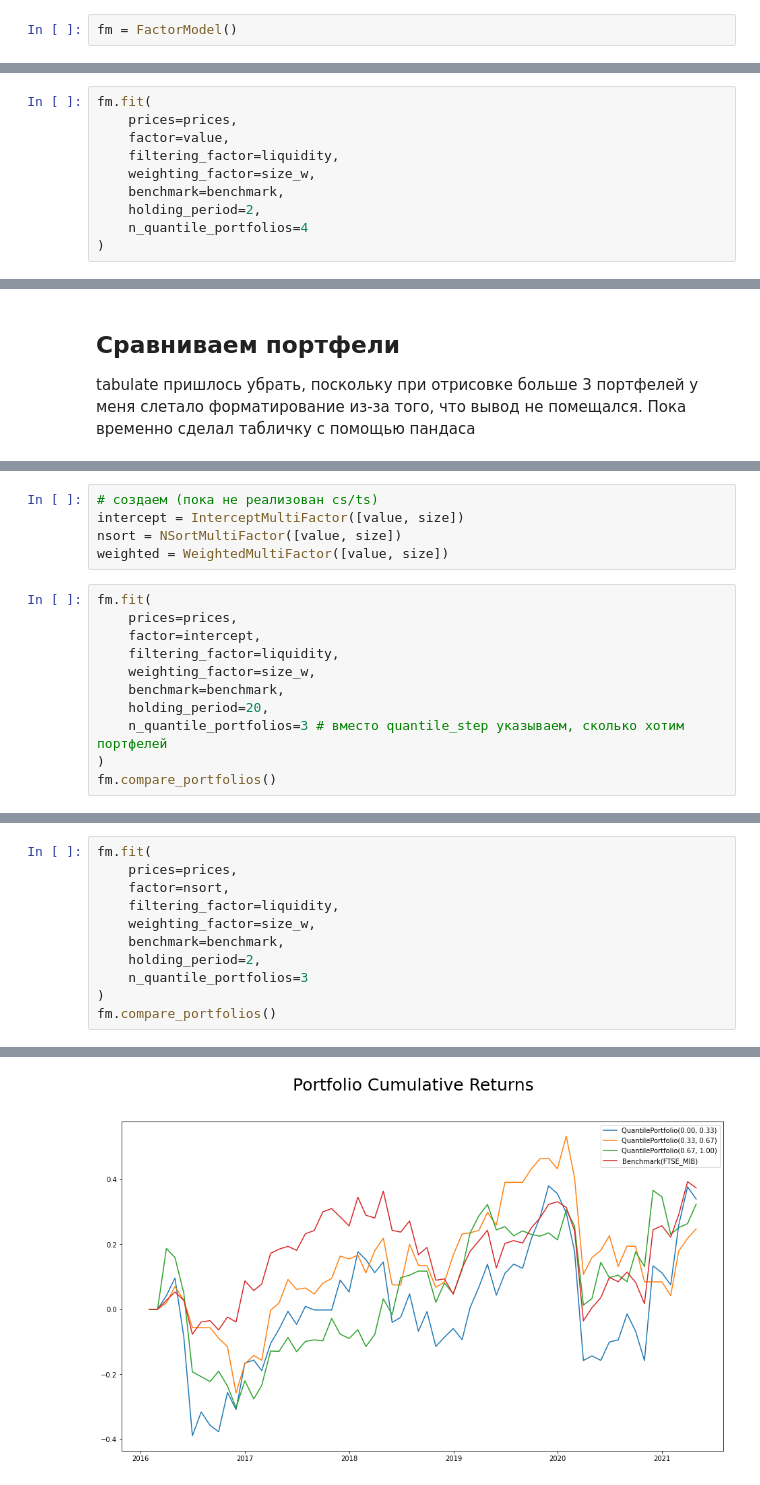
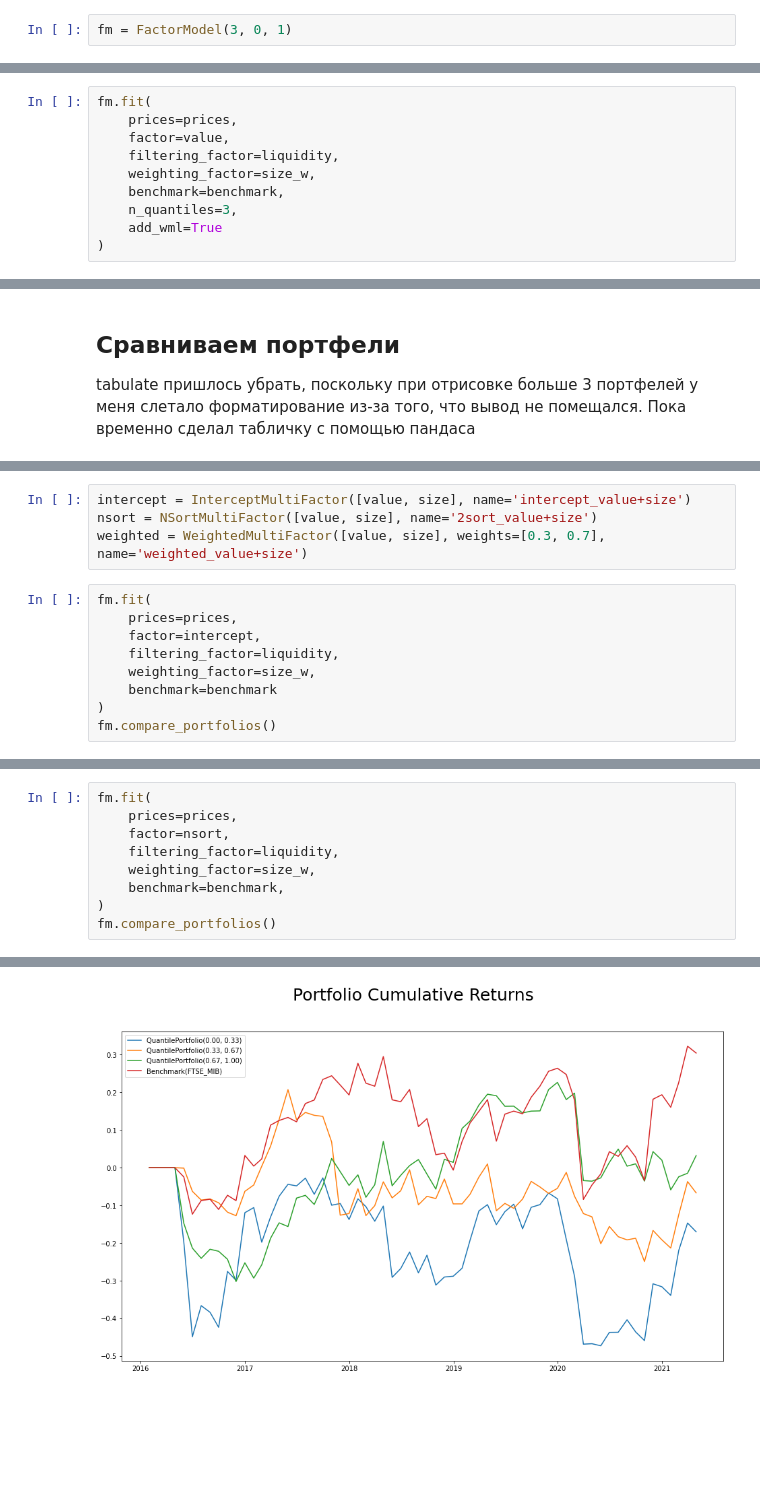
Before and after one commit to atomtosov/pqr, a Jupyter notebook: examples/example.ipynb, the cells around one changed output, grey strips where cells are left out. Cells and saved outputs as stored; diff of their text form; blank space fills up the shorter version.

```diff
--- a/examples/example.ipynb
+++ b/examples/example.ipynb
@@ -46,5 +70,5 @@ benchmark = Benchmark(index, index='FTSE_MIB')
 # %%
-fm = FactorModel()
+fm = FactorModel(3, 0, 1)
 # %% [markdown]
 ## "Обучаем" факторную модель.
 Она принимает на вход:
@@ -61,8 +89,8 @@ fm.fit(
     filtering_factor=liquidity,
     weighting_factor=size_w,
     benchmark=benchmark,
-    holding_period=2,
-    n_quantile_portfolios=4
+    n_quantiles=3,
+    add_wml=True
 )
 # %% [markdown]
 ## После обучения у факторной модели появились портфели. С ними можно работать по отдельности
@@ -158,17 +195,14 @@ fm.compare_portfolios()
 # %%
-# создаем (пока не реализован cs/ts)
-intercept = InterceptMultiFactor([value, size])
-nsort = NSortMultiFactor([value, size])
-weighted = WeightedMultiFactor([value, size])
+intercept = InterceptMultiFactor([value, size], name='intercept_value+size')
+nsort = NSortMultiFactor([value, size], name='2sort_value+size')
+weighted = WeightedMultiFactor([value, size], weights=[0.3, 0.7], name='weighted_value+size')
 # %%
 fm.fit(
     prices=prices,
     factor=intercept,
     filtering_factor=liquidity,
     weighting_factor=size_w,
-    benchmark=benchmark,
-    holding_period=20,
-    n_quantile_portfolios=3 # вместо quantile_step указываем, сколько хотим портфелей
+    benchmark=benchmark
 )
 fm.compare_portfolios()
 # %% [output]
@@ -193,8 +227,6 @@ fm.fit(
     filtering_factor=liquidity,
     weighting_factor=size_w,
     benchmark=benchmark,
-    holding_period=2,
-    n_quantile_portfolios=3
 )
 fm.compare_portfolios()
 # %% [output]
@@ -214,4 +246,4 @@ fm.compare_portfolios()
-[figure, old version]
+[figure, new version]
 # %%
 fm.fit(
     prices=prices,
```
Also changed, not shown: parts of 27 cells of this notebook.
